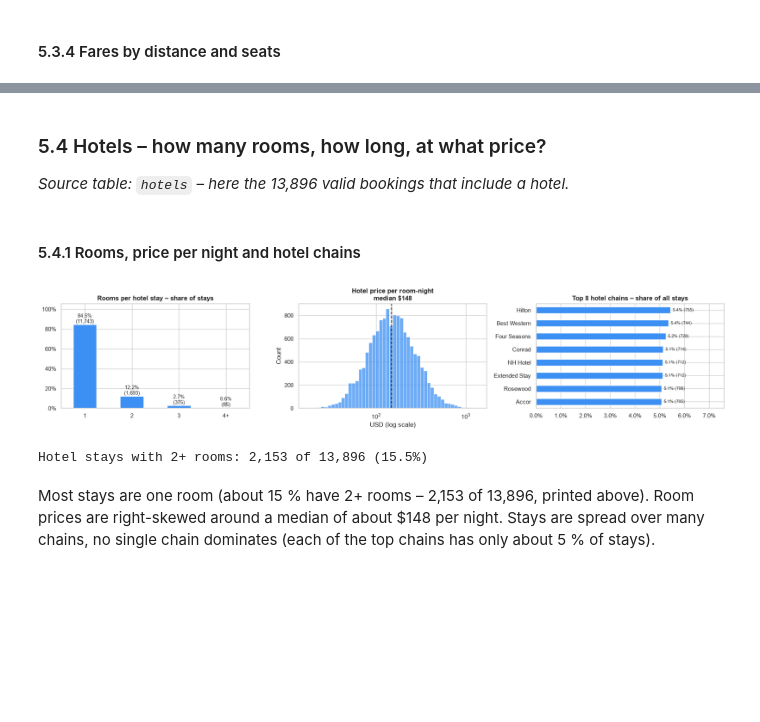
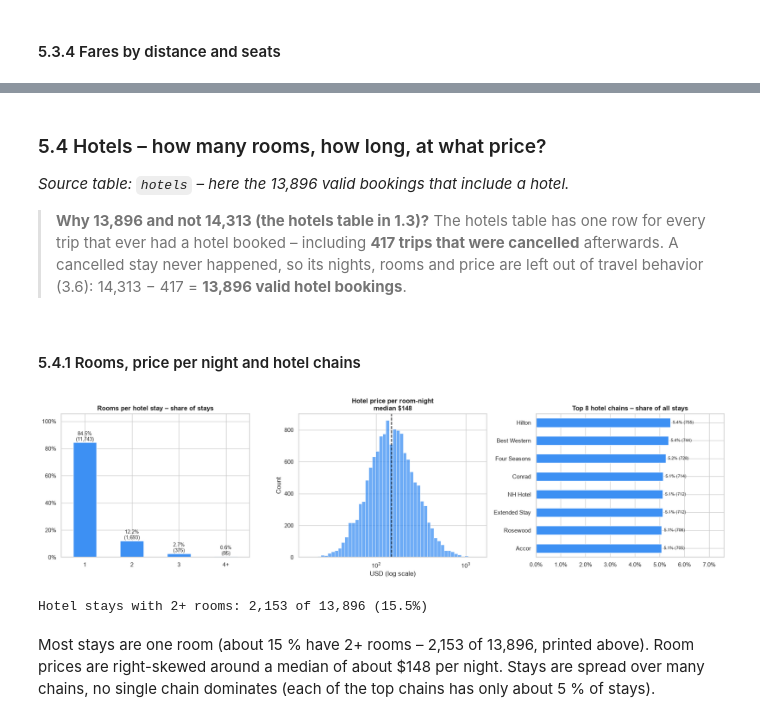
Before and after one commit to jtong28/TravelTide, a Jupyter notebook: 01_EDA_Cleaning.ipynb, the cells around one changed output, grey strips where cells are left out. Drawn from its saved outputs; the diff is of its cells as text; code cells hidden in the pictures; blank space fills up the shorter version.

Commit message:
all 3 notebooks updated with new segment rules and visualizations; added Google Drive backup for users_features.csv

```diff
--- a/01_EDA_Cleaning.ipynb
+++ b/01_EDA_Cleaning.ipynb
@@ -1228,25 +1276,27 @@ display(fares.round(2))
 # %% [markdown]
 ### 5.4 Hotels – how many rooms, how long, at what price?
 *Source table: `hotels` – here the 13,896 valid bookings that include a hotel.*
+
+> **Why 13,896 and not 14,313 (the hotels table in 1.3)?** The hotels table has one row for every trip that ever had a hotel booked – including **417 trips that were cancelled** afterwards. A cancelled stay never happened, so its nights, rooms and price are left out of travel behavior (3.6): 14,313 − 417 = **13,896 valid hotel bookings**.
 # %% [markdown]
 #### 5.4.1 Rooms, price per night and hotel chains
 # %%
-fig, axes = plt.subplots(1, 3, figsize=(18, 4))
+fig, axes = plt.subplots(1, 3, figsize=(18, 5))
 rooms = bookings["rooms"].dropna().astype(int).clip(upper=4).astype(str).replace({"4": "4+"}).value_counts().sort_index()
 bar_with_labels(rooms, axes[0], "Rooms per hotel stay – share of stays")
 price = bookings["hotel_per_room_usd"].dropna()
 sns.histplot(price[price > 0], bins=50, log_scale=True, ax=axes[1], color=PALETTE[0])
 axes[1].axvline(price.median(), color=PALETTE[4], ls="--")
 axes[1].set_title(f"Hotel price per room-night\nmedian ${price.median():,.0f}", fontweight="bold"); axes[1].set_xlabel("USD (log scale)")
 # chain = brand part of hotel_name ("Brand - City"); 957 hotels belong to 20 chains
 chains = bookings["hotel_name"].dropna().str.split(" - ").str[0].value_counts()
 bar_with_labels(chains.head(8), axes[2], "Top 8 hotel chains – share of all stays", horizontal=True, total=chains.sum(), fontsize=8)
 plt.tight_layout(); plt.show()
 
 r = bookings["rooms"].dropna()
 print(f"Hotel stays with 2+ rooms: {(r >= 2).sum():,} of {len(r):,} ({(r >= 2).mean():.1%})")
 # %% [output]
-[figure, old version]
+[figure, new version]
 Hotel stays with 2+ rooms: 2,153 of 13,896 (15.5%)
 # %% [markdown]
 Most stays are one room (about 15 % have 2+ rooms – 2,153 of 13,896, printed above). Room prices are right-skewed around a median of about $148 per night. Stays are spread over many chains, no single chain dominates (each of the top chains has only about 5 % of stays).
```
Also changed, not shown: parts of 17 cells of this notebook, 8 other files.
